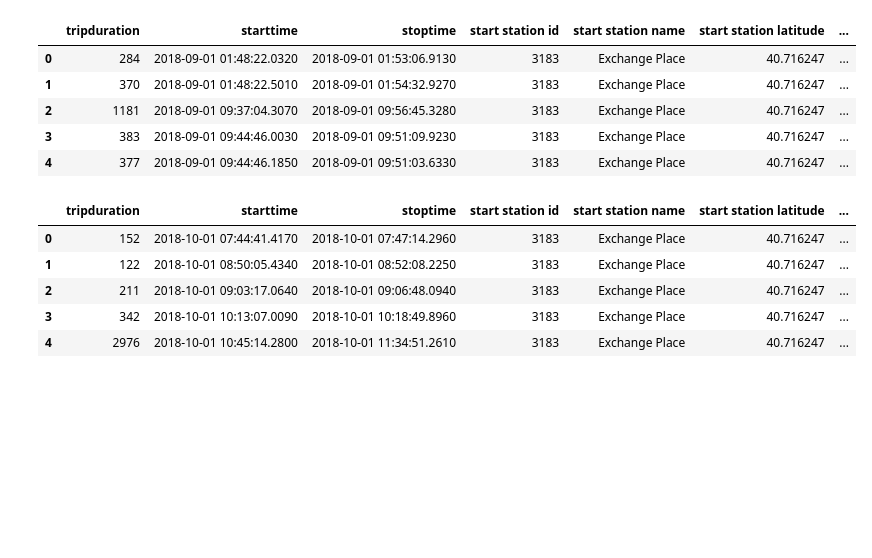
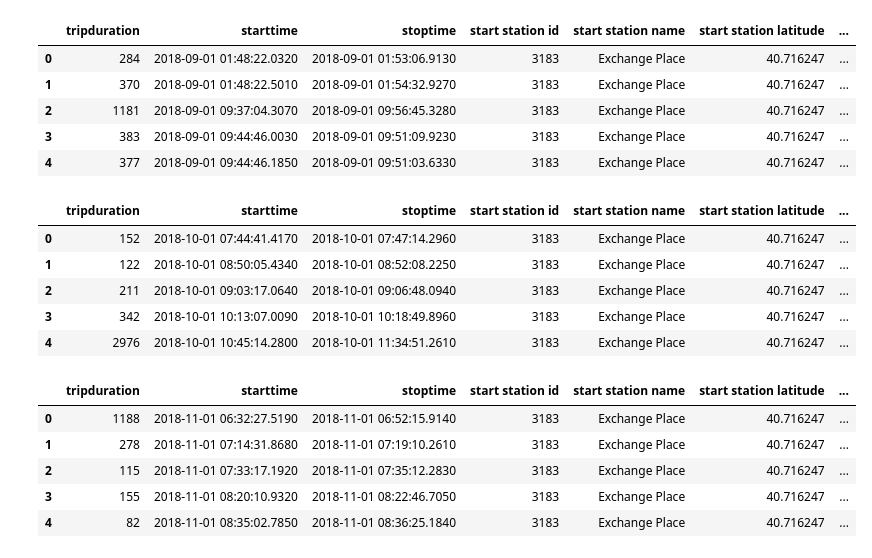
Before and after one commit to whitneycollins/Tableau_CitiBike, a Jupyter notebook: 2018_CitiBike.ipynb .ipynb, the cells around one changed output. Cells and saved outputs as stored; diff of their text form; code cells hidden in the pictures; blank space fills up the shorter version.

```diff
--- a/2018_CitiBike.ipynb .ipynb
+++ b/2018_CitiBike.ipynb .ipynb
@@ -101,5 +101,12 @@ df10.head()
 | 3 | 342 | 2018-10-01 10:13:07.0090 | 2018-10-01 10:18:49.8960 | 3183 | Exchange Place | 40.716247 | ... |
 | 4 | 2976 | 2018-10-01 10:45:14.2800 | 2018-10-01 11:34:51.2610 | 3183 | Exchange Place | 40.716247 | ... |
 # %%
-df11 = pd.read_csv('data/JC-201801-citibike-tripdata.csv')
+df11 = pd.read_csv('data/JC-201811-citibike-tripdata.csv')
 df11.head()
+# %% [output]
+|  | tripduration | starttime | stoptime | start station id | start station name | start station latitude | ... |
+| 0 | 1188 | 2018-11-01 06:32:27.5190 | 2018-11-01 06:52:15.9140 | 3183 | Exchange Place | 40.716247 | ... |
+| 1 | 278 | 2018-11-01 07:14:31.8680 | 2018-11-01 07:19:10.2610 | 3183 | Exchange Place | 40.716247 | ... |
+| 2 | 115 | 2018-11-01 07:33:17.1920 | 2018-11-01 07:35:12.2830 | 3183 | Exchange Place | 40.716247 | ... |
+| 3 | 155 | 2018-11-01 08:20:10.9320 | 2018-11-01 08:22:46.7050 | 3183 | Exchange Place | 40.716247 | ... |
+| 4 | 82 | 2018-11-01 08:35:02.7850 | 2018-11-01 08:36:25.1840 | 3183 | Exchange Place | 40.716247 | ... |
```
Also changed, not shown: parts of 4 cells of this notebook, 1 other file.
